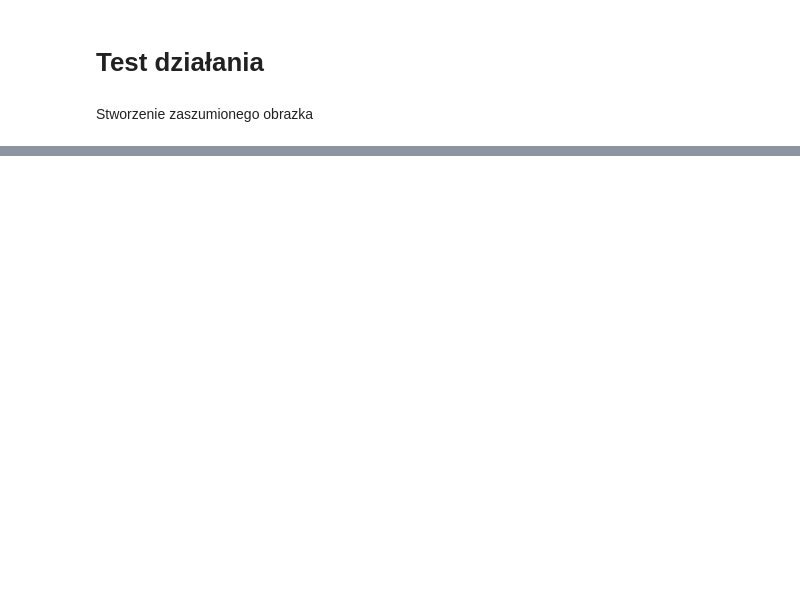
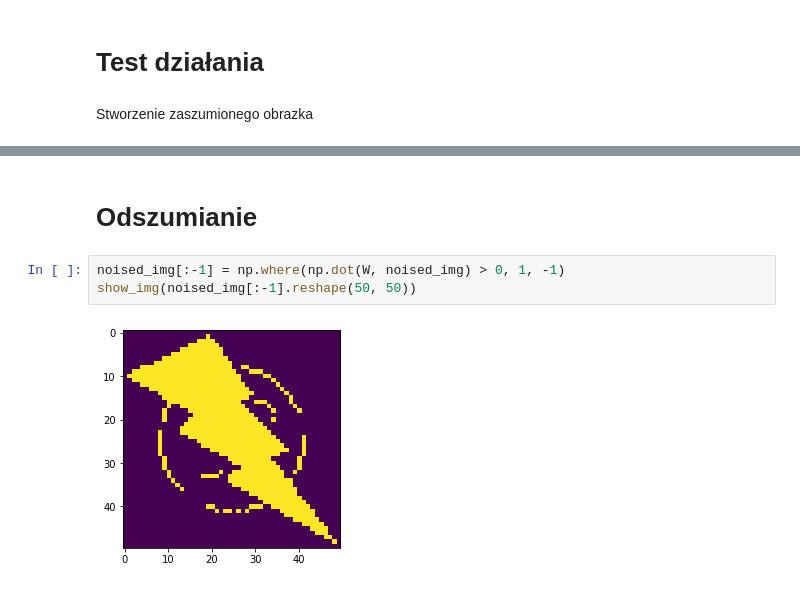
Before and after one commit to DuDiiC/studies-7th-semester-intro-to-neural-networks, a Jupyter notebook: 02.autoassociator/autoassociator.ipynb, the cells around one changed output, grey strips where cells are left out. Drawn from its saved outputs; the diff is of its cells as text; blank space fills up the shorter version.

```diff
--- a/02.autoassociator/autoassociator.ipynb
+++ b/02.autoassociator/autoassociator.ipynb
@@ -219,0 +205,7 @@ show_img(O2.reshape(50, 50))
+# %% [markdown]
+# Odszumianie
+# %%
+noised_img[:-1] = np.where(np.dot(W, noised_img) > 0, 1, -1)
+show_img(noised_img[:-1].reshape(50, 50))
+# %% [output]
+[figure, added]
```
Also changed, not shown: parts of 18 cells of this notebook.
